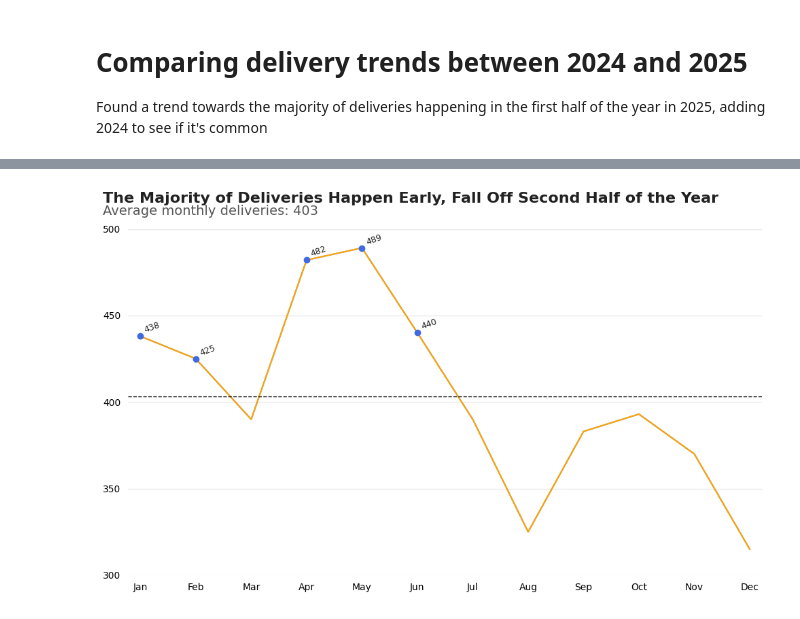
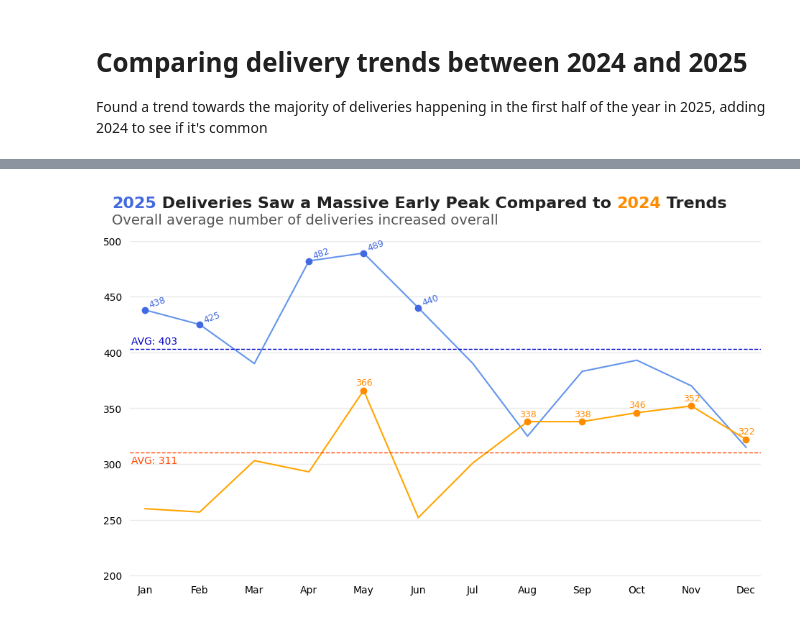
Before and after one commit to jonathonbuhler/Pantry-To-Porch, a Jupyter notebook: LeoStuff/DeliveriesPerMonth.ipynb, the cells around one changed output, grey strips where cells are left out. Cells and saved outputs as stored; diff of their text form; code cells hidden in the pictures.

Commit message:
Added the trend comparison between 2025 and 2024

```diff
--- a/LeoStuff/DeliveriesPerMonth.ipynb
+++ b/LeoStuff/DeliveriesPerMonth.ipynb
@@ -108,42 +105,82 @@ df_24.head()
 # %%
+from highlight_text import fig_text
+
 fig, ax = plt.subplots(figsize=(10, 6))
 
 # Using same df as above
 avg_delv = month_deliveries["Total Deliveries"].sum() / 12
+avg_delv_24 = month_deliveries_24["Total Deliveries"].sum() / 12
 
-ax.plot("Month", "Total Deliveries", data=month_deliveries, color = "cornflowerblue")
-ax.plot("Month", "Total Deliveries", data=month_deliveries_24, color = "orange")
+# 2025
+# ax.set_title(f"2025\nAverage monthly deliveries: {avg_delv:.0f}", loc="left", fontsize=12)
+
+ax.plot("Month", "Total Deliveries", data=month_deliveries, color = "cornflowerblue", label = "2025")
 for row in month_deliveries.itertuples():
     cur_month = row[1]
     cur_delv = row[2]
     month_num = Date[cur_month].value
 
     if cur_delv >= avg_delv:
         # ax.text(month_num - 0.95, cur_delv + 1.75, cur_month, rotation = 30)
         ax.text(
             month_num - 0.95, cur_delv + 2, cur_delv,
-            rotation=20, ha="left", fontsize=9, color="#222222"
+            rotation=20, ha="left", fontsize=9, color="royalblue"
             )
         ax.plot(cur_month, cur_delv, marker="o", color="royalblue", markersize=6)
 
+ax.axhline(avg_delv, linestyle="--", color = "mediumblue", linewidth = 1)
+ax.text(-0.25, avg_delv+4, f"AVG: {avg_delv:.0f}", color = "mediumblue")
+
+
+
+# 2024
+# axs[1].set_title(f"2024\nAverage monthly deliveries: {avg_delv_24:.0f}", loc="left", fontsize=12)
+ax.plot("Month", "Total Deliveries", data=month_deliveries_24, color = "orange", label = "2024")
+for row in month_deliveries_24.itertuples():
+    cur_month = row[1]
+    cur_delv = row[2]
+    month_num = Date[cur_month].value
+
+    if cur_delv >= avg_delv_24:
+        # ax.text(month_num - 0.95, cur_delv + 1.75, cur_month, rotation = 30)
+        ax.text(
+            month_num - 1.15, cur_delv + 4.5, cur_delv,
+            ha="left", fontsize=9, color="darkorange",
+            )
+        ax.plot(cur_month, cur_delv, marker="o", color="darkorange", markersize=6)
+
+ax.axhline(avg_delv_24, linestyle="--", color = "orangered", linewidth = 1)
+ax.text(-0.25, avg_delv_24-10, f"AVG: {avg_delv_24:.0f}", color = "orangered")
+
+
+
+ax.set_ylim(199, 500)
+ax.set_yticks([200, 250, 300, 350, 400, 450, 500])
+# axs[1].set_ylim(199, 500)
+# axs[1].set_yticks([200, 250, 300, 350, 400])
+
+
+# for i in range(2):
 ax.spines[["left", "top", "right", "bottom"]].set_visible(False)
 ax.tick_params("both", length = 0, labelsize = 10, pad = 8)
-ax.set_ylim(300, 500)
 ax.yaxis.grid(color="#BDBCBC", linewidth=1, alpha = 0.3)
-ax.set_yticks([300, 350, 400, 450, 500])
-
-ax.margins(y=0, x= 0.02)
+ax.margins(y=0, x= 0.025)
 
 
-plt.axhline(avg_delv, linestyle="--", color = "black", linewidth = 1)
+main = "<2025> Deliveries Saw a Massive Early Peak Compared to <2024> Trends"
+fig_text(
+    0.06, 0.95, main, ha="left", fontsize=16, color="#222222", weight="bold",
+    highlight_textprops=[
+        {"color": "royalblue"},
+        {"color": "darkorange"}
+        ]
+    )
 
-main = "The Majority of Deliveries Happen Early, Fall Off Second Half of the Year"
-sub = f"Average monthly deliveries: {avg_delv:.0f}"
-fig.text(0.015, 0.98, main, ha="left", fontsize=16, color="#222222", weight="bold")
-fig.text(0.015, 0.95, sub, ha="left", fontsize=14, color="#555555")
+sub = "Overall average number of deliveries increased overall"
+fig_text(0.06, 0.91, sub, ha="left", fontsize=14, color="#555555")
 
 plt.tight_layout(rect=[0, 0, 1, 0.95])
 
 plt.show()
 # %% [output]
-[figure, old version]
+[figure, new version]
```
Also changed, not shown: parts of 1 cell of this notebook, 1 other file.
